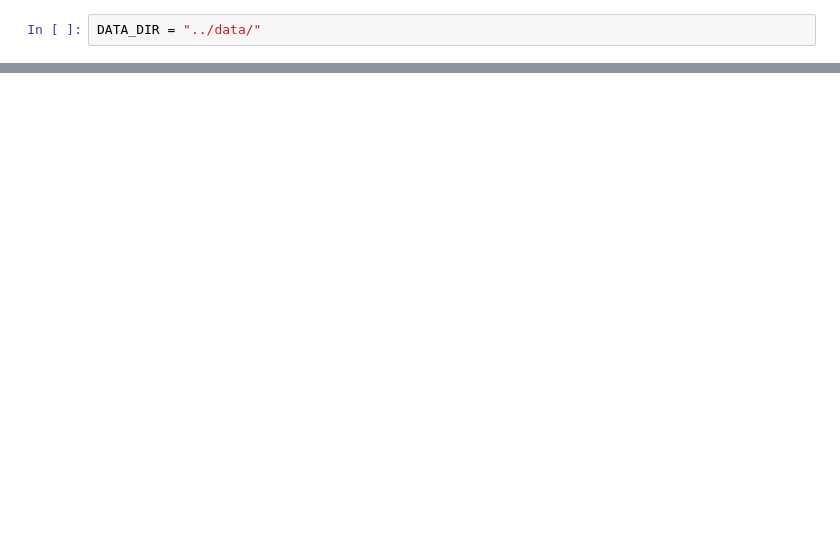
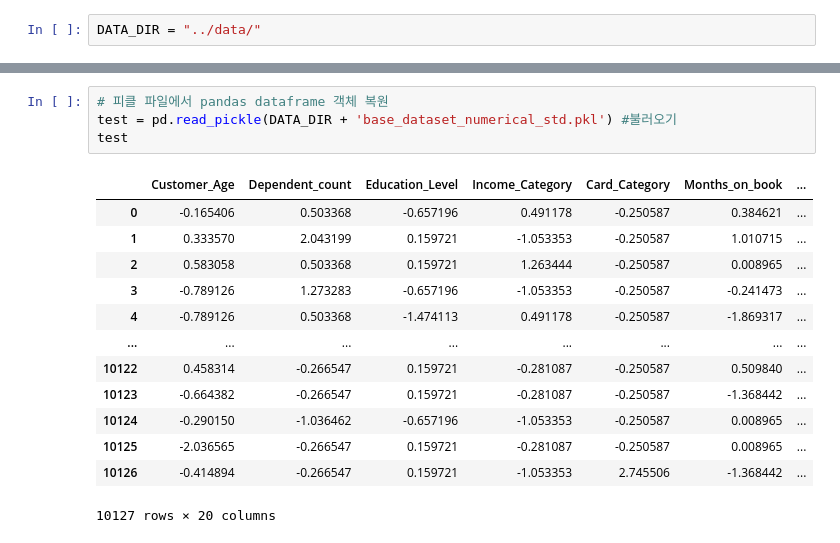
Before and after one commit to seyeon-shijuan/sesac-machine-learning, a Jupyter notebook: project1/pjt_01_preprocessing.ipynb, the cells around one changed output, grey strips where cells are left out. Drawn from its saved outputs; the diff is of its cells as text; blank space fills up the shorter version.

```diff
--- a/project1/pjt_01_preprocessing.ipynb
+++ b/project1/pjt_01_preprocessing.ipynb
@@ -149,0 +372,18 @@ to_export.to_csv("../data/bankchurners_train.csv")
+# %%
+# 피클 파일에서 pandas dataframe 객체 복원
+test = pd.read_pickle(DATA_DIR + 'base_dataset_numerical_std.pkl') #불러오기
+test
+# %% [output]
+|  | Customer_Age | Dependent_count | Education_Level | Income_Category | Card_Category | Months_on_book | ... |
+| 0 | -0.165406 | 0.503368 | -0.657196 | 0.491178 | -0.250587 | 0.384621 | ... |
+| 1 | 0.333570 | 2.043199 | 0.159721 | -1.053353 | -0.250587 | 1.010715 | ... |
+| 2 | 0.583058 | 0.503368 | 0.159721 | 1.263444 | -0.250587 | 0.008965 | ... |
+| 3 | -0.789126 | 1.273283 | -0.657196 | -1.053353 | -0.250587 | -0.241473 | ... |
+| 4 | -0.789126 | 0.503368 | -1.474113 | 0.491178 | -0.250587 | -1.869317 | ... |
+| ... | ... | ... | ... | ... | ... | ... | ... |
+| 10122 | 0.458314 | -0.266547 | 0.159721 | -0.281087 | -0.250587 | 0.509840 | ... |
+| 10123 | -0.664382 | -0.266547 | 0.159721 | -0.281087 | -0.250587 | -1.368442 | ... |
+| 10124 | -0.290150 | -1.036462 | -0.657196 | -1.053353 | -0.250587 | 0.008965 | ... |
+| 10125 | -2.036565 | -0.266547 | 0.159721 | -0.281087 | -0.250587 | 0.008965 | ... |
+| 10126 | -0.414894 | -0.266547 | 0.159721 | -1.053353 | 2.745506 | -1.368442 | ... |
+10127 rows × 20 columns
```
Also changed, not shown: parts of 59 cells of this notebook, 7 other files.
